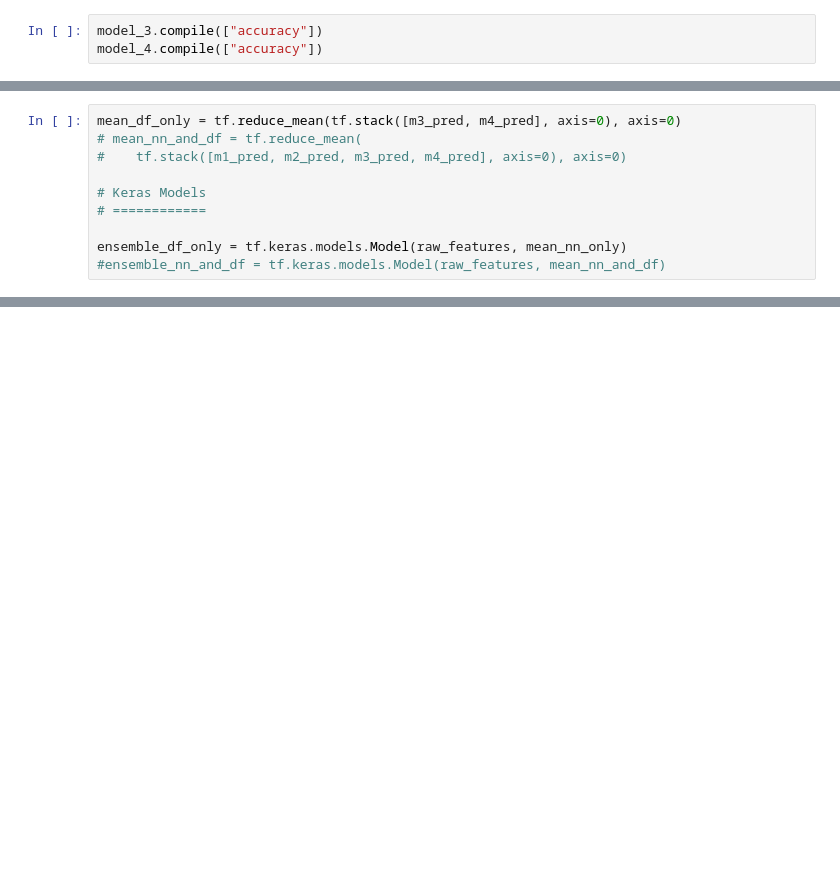
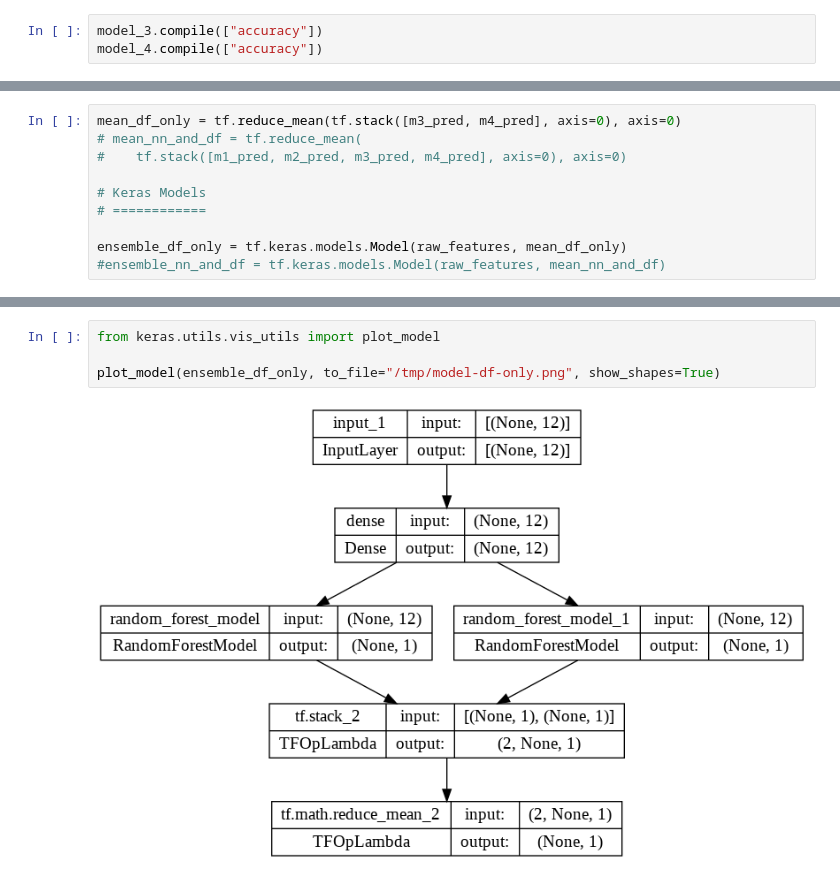
Before and after one commit to Bint7bara/KerasEvaluateModule, a Jupyter notebook: ensemble_keras_binary_classifier_12.ipynb, the cells around one changed output, grey strips where cells are left out. Saved outputs shown, nothing was run; the diff lists cells and outputs as text; blank space fills up the shorter version.

```diff
--- a/ensemble_keras_binary_classifier_12.ipynb
+++ b/ensemble_keras_binary_classifier_12.ipynb
@@ -227,7 +269,7 @@ mean_df_only = tf.reduce_mean(tf.stack([m3_pred, m4_pred], axis=0), axis=0)
 # Keras Models
 # ============
 
-ensemble_df_only = tf.keras.models.Model(raw_features, mean_nn_only)
+ensemble_df_only = tf.keras.models.Model(raw_features, mean_df_only)
 #ensemble_nn_and_df = tf.keras.models.Model(raw_features, mean_nn_and_df)
 # %%
 %%time
@@ -281,0 +313,6 @@ evaluation_df_only = ensemble_df_only.evaluate(X_test)
+# %%
+from keras.utils.vis_utils import plot_model
+
+plot_model(ensemble_df_only, to_file="/tmp/model-df-only.png", show_shapes=True)
+# %% [output]
+[figure, added]
```
Also changed, not shown: parts of 19 cells of this notebook.
